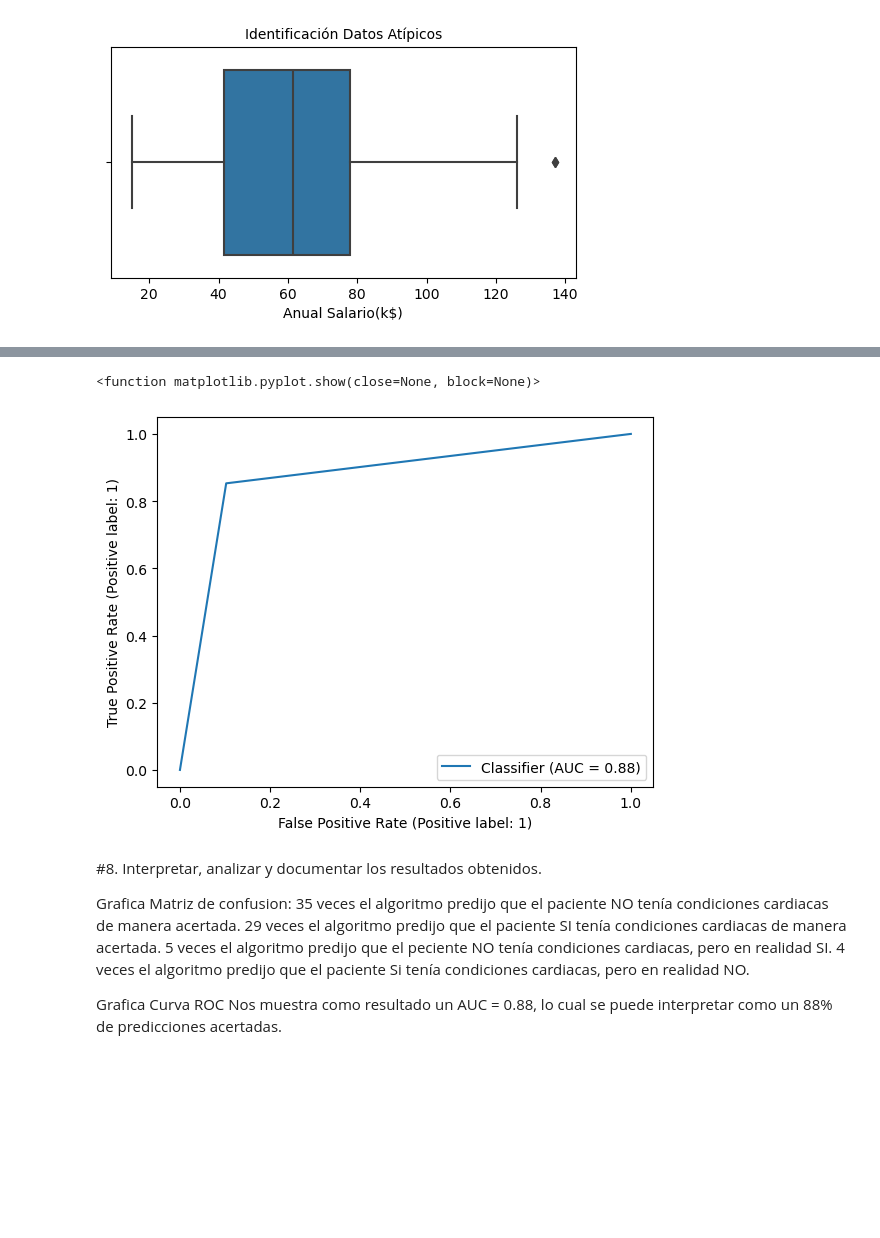
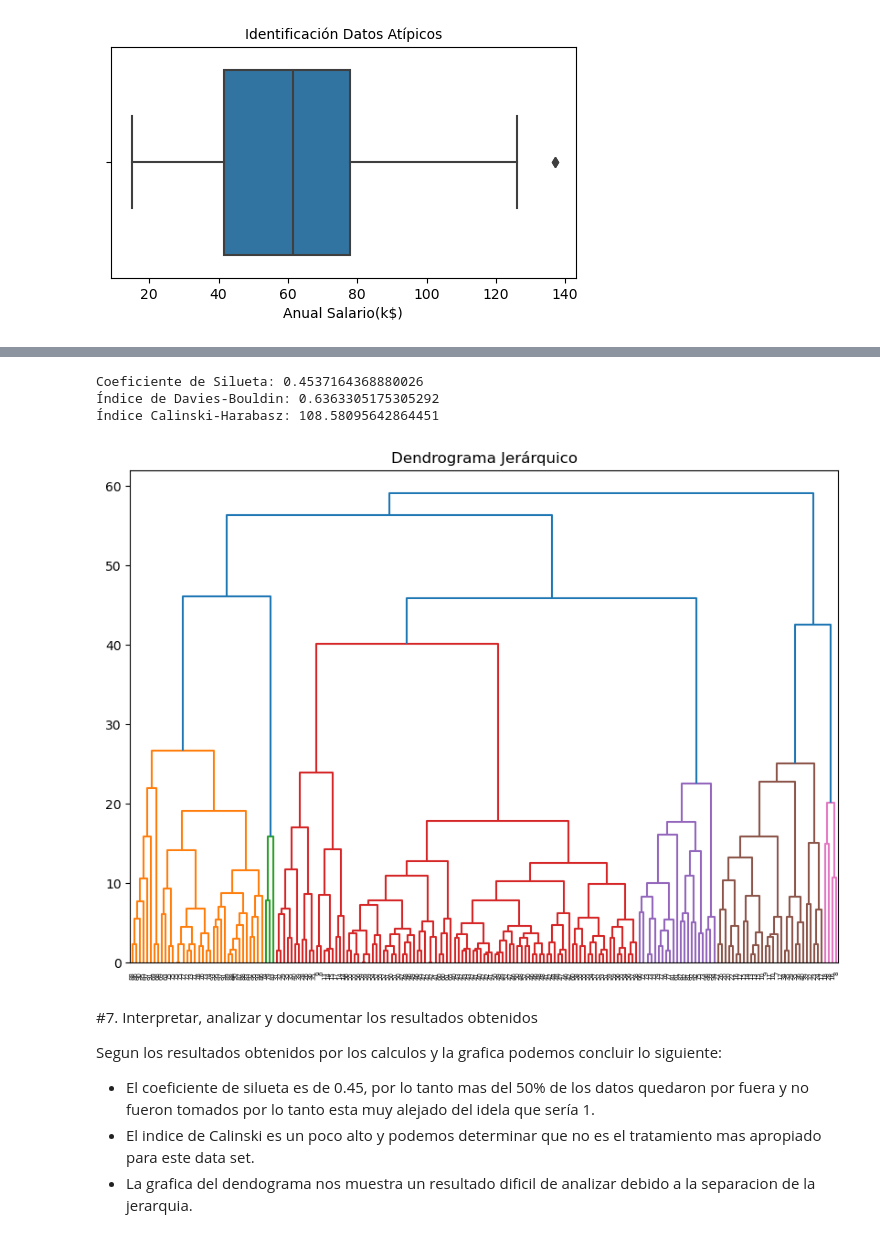
Before and after one commit to ManuelDaza01/UNAD-Analisis_Datos, a Jupyter notebook: hierarchical_clustering.ipynb, the cells around one changed output, grey strips where cells are left out. Drawn from its saved outputs; the diff is of its cells as text; code cells hidden in the pictures; blank space fills up the shorter version.

```diff
--- a/hierarchical_clustering.ipynb
+++ b/hierarchical_clustering.ipynb
@@ -183,10 +179,5 @@ Name: condition, dtype: int64
 # %%
-#4. Dividir el dataset en Train y Test para evaluar:
-#Usamos 75% para entrenamiento y 25% para pruebas
+#4. Alistamos los datos para crear el Dendograma
 
-X = data.drop('condition',axis=1)
-Y = data['condition']
-
-#Se usa la funcion train_test_split para separar el bloque de entrenamiento:
-
-X_train, X_test, Y_train, Y_test = train_test_split(X, Y, test_size=0.25, stratify=Y, random_state=0)
+x = data[['Anual Salario(k$)', 'Puntaje Compras (1-100)']].values
+linked = linkage(x, 'average')
@@ -279,17 +184,39 @@ disp.plot()
-# %%
-RocCurveDisplay.from_predictions(Y_test, prediccion)
-plt.show
-# %% [output]
-<function matplotlib.pyplot.show(close=None, block=None)>
-[figure, removed]
-# %% [markdown]
-#8. Interpretar, analizar y documentar los resultados obtenidos.
-
-Grafica Matriz de confusion:
-35 veces el algoritmo predijo que el paciente NO tenía condiciones cardiacas de manera acertada.
-29 veces el algoritmo predijo que el paciente SI tenía condiciones cardiacas de manera acertada.
-5 veces el algoritmo predijo que el peciente NO tenía condiciones cardiacas, pero en realidad SI.
-4 veces el algoritmo predijo que el paciente Si tenía condiciones cardiacas, pero en realidad NO.
-
-Grafica Curva ROC
-Nos muestra como resultado un AUC = 0.88, lo cual se puede interpretar como un 88% de predicciones acertadas.
+# %%
+#5. Decidir el número de clústeres basado en el dendrograma y aplicar el modelo
+clustering = AgglomerativeClustering(n_clusters=4, linkage='average')
+clustering.fit(x)
+
+data['Cluster'] = clustering.labels_
+# %%
+#Calcular y mostrar las métricas de evaluación
+silhouette_avg = silhouette_score(x, clustering. labels_)
+davies_bouldin = davies_bouldin_score(x, clustering.labels_)
+calinski_harabasz = calinski_harabasz_score(x, clustering.labels_)
+
+print(f"Coeficiente de Silueta: {silhouette_avg}")
+print(f"Índice de Davies-Bouldin: {davies_bouldin}")
+print(f"Índice Calinski-Harabasz: {calinski_harabasz}")
+# %% [output]
+Coeficiente de Silueta: 0.4537164368880026
+Índice de Davies-Bouldin: 0.6363305175305292
+Índice Calinski-Harabasz: 108.58095642864451
+# %%
+#6. Realizamos la grafica para el Dendograma
+plt.figure(figsize=(10, 7))
+dendrogram (linked,
+             orientation='top',
+             labels=data['Puntaje Compras (1-100)'].astype (str).values,
+             distance_sort='descending',
+             show_leaf_counts=True)
+plt.title('Dendrograma Jerárquico')
+plt.show()
+# %% [output]
+[figure, added]
+# %% [markdown]
+#7. Interpretar, analizar y documentar los resultados obtenidos
+
+Segun los resultados obtenidos por los calculos y la grafica podemos concluir lo siguiente:
+
+- El coeficiente de silueta es de 0.45, por lo tanto mas del 50% de los datos quedaron por fuera y no fueron tomados por lo tanto esta muy alejado del idela que sería 1.
+- El indice de Calinski es un poco alto y podemos determinar que no es el tratamiento mas apropiado para este data set.
+- La grafica del dendograma nos muestra un resultado dificil de analizar debido a la separacion de la jerarquia.
```
Also changed, not shown: parts of 18 cells of this notebook.
